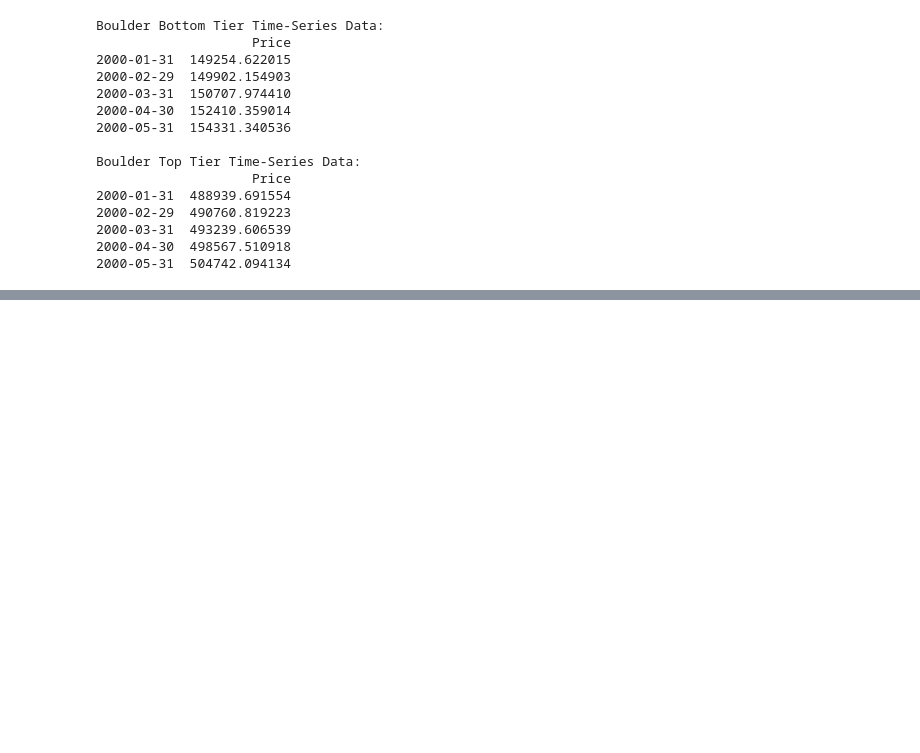
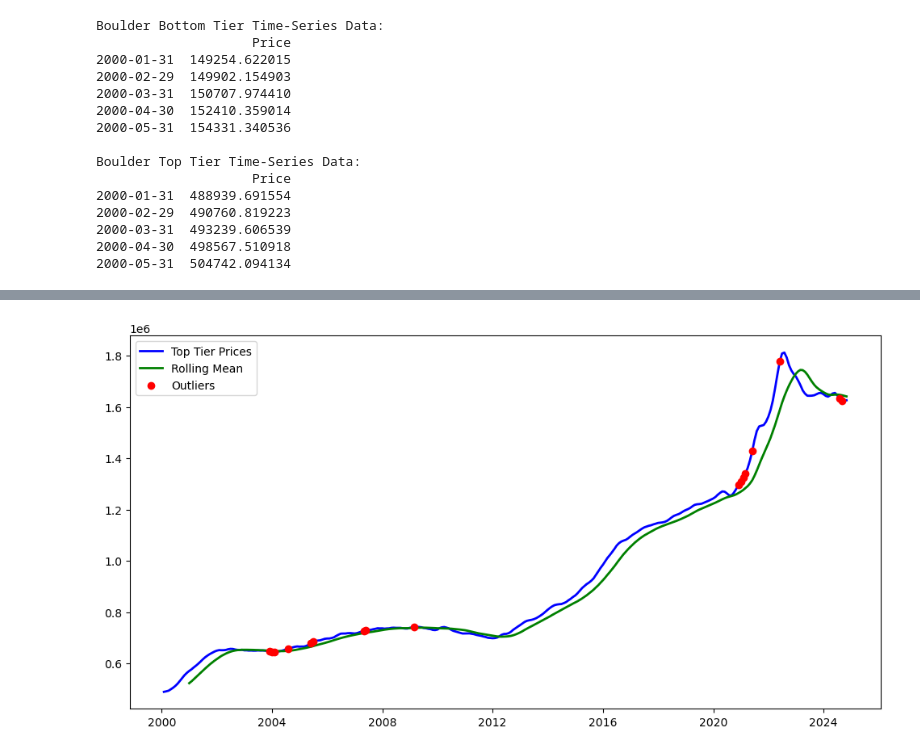
Before and after one commit to SUPERINTIALD/CSCI_4502_5502_Data_Mining_Final_Project, a Jupyter notebook: Outlier_Analysis.ipynb, the cells around one changed output, grey strips where cells are left out. Drawn from its saved outputs; the diff is of its cells as text; code cells hidden in the pictures; blank space fills up the shorter version.

Commit message:
found some outliers hehe

```diff
--- a/Outlier_Analysis.ipynb
+++ b/Outlier_Analysis.ipynb
@@ -96,0 +97,20 @@ plt.show()
+# %%
+boulder_bottom_tier["Rolling Mean"] = boulder_bottom_tier["Price"].rolling(window=12).mean()
+boulder_bottom_tier["Rolling Std"] = boulder_bottom_tier["Price"].rolling(window=12).std()
+
+boulder_bottom_tier["Outlier"] = (np.abs(boulder_bottom_tier["Price"] - boulder_bottom_tier["Rolling Mean"]) > 2 * boulder_bottom_tier["Rolling Std"])
+
+boulder_top_tier["Rolling Mean"] = boulder_top_tier["Price"].rolling(window=12).mean()
+boulder_top_tier["Rolling Std"] = boulder_top_tier["Price"].rolling(window=12).std()
+
+boulder_top_tier["Outlier"] = (np.abs(boulder_top_tier["Price"] - boulder_top_tier["Rolling Mean"]) > 2 * boulder_top_tier["Rolling Std"])
+# %%
+plt.figure(figsize=(12, 6))
+plt.plot(boulder_top_tier["Price"], label="Top Tier Prices", color = "blue", linewidth=2)
+plt.plot(boulder_top_tier["Rolling Mean"], label="Rolling Mean", color = "green",  linewidth=2)
+plt.scatter(boulder_top_tier.index[boulder_top_tier["Outlier"]], boulder_top_tier["Price"][boulder_top_tier["Outlier"]], color="red", label="Outliers", zorder=5)
+plt.legend()
+
+plt.show()
+# %% [output]
+[figure, added]
```
Also changed, not shown: parts of 5 cells of this notebook.
